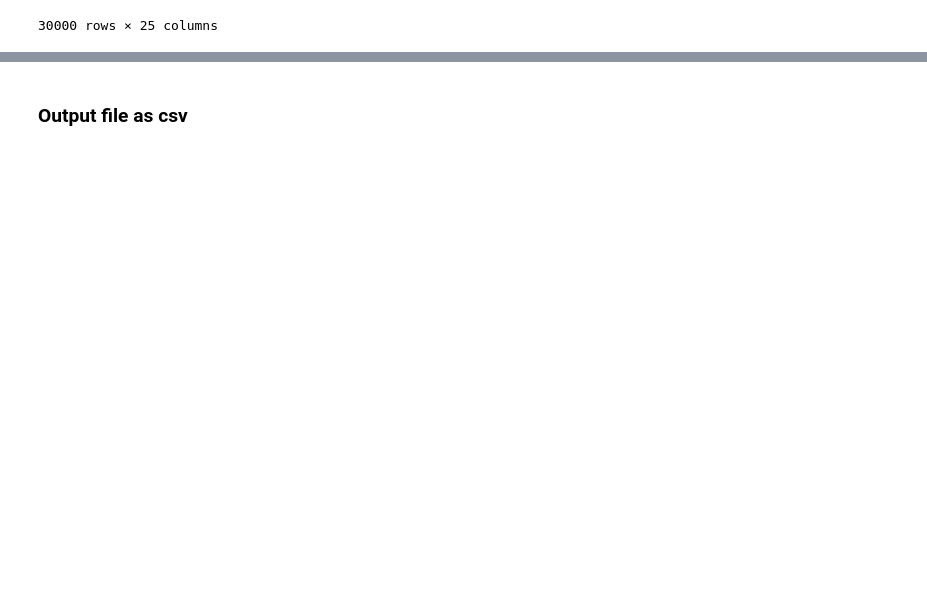
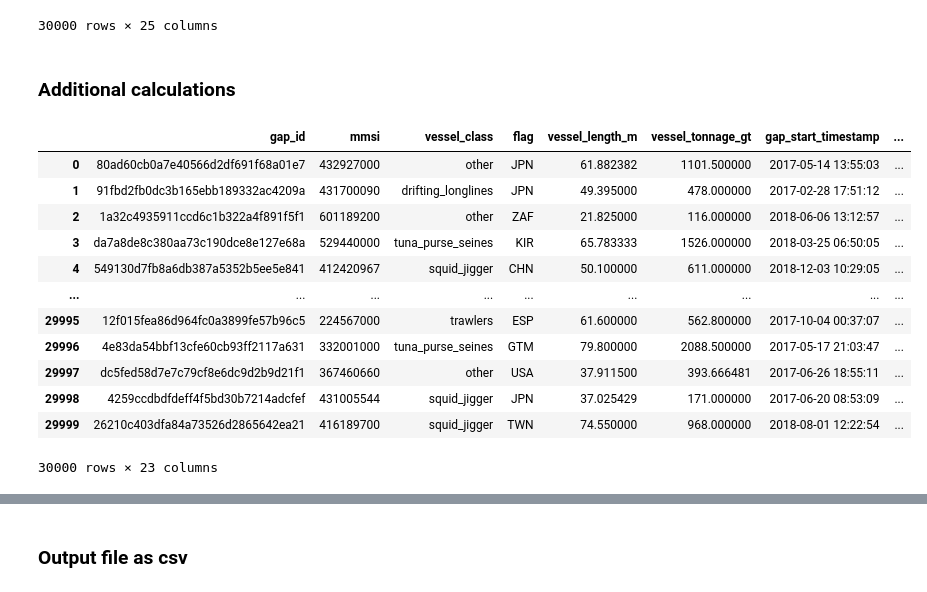
Before and after one commit to RRRan2333/ais_fishing_signal, a Jupyter notebook: side_random_select_half.ipynb, the cells around one changed output, grey strips where cells are left out. Saved outputs shown, nothing was run; the diff lists cells and outputs as text; code cells hidden in the pictures; blank space fills up the shorter version.

Commit message:
daytime duration calc aggregated by country, created draft 3

```diff
--- a/side_random_select_half.ipynb
+++ b/side_random_select_half.ipynb
@@ -396,3 +396,46 @@ ais_border_continent
 | 29998 | 4259ccdbdfdeff4f5bd30b7214adcfef | 431005544 | squid_jigger | JPN | 37.025429 | 171.000000 | 2017-06-20 08:53:09+00:00 | ... |
 | 29999 | 26210c403dfa84a73526d2865642ea21 | 416189700 | squid_jigger | TWN | 74.550000 | 968.000000 | 2018-08-01 12:22:54+00:00 | ... |
 30000 rows × 25 columns
+# %% [markdown]
+### Additional calculations
+# %%
+ais_border_output = ais_border_continent.drop(columns=['geometry', 'ADM0_A3', 'sun_times']) # drop geometry column which messes with csv format
+
+# create daytime_duration_m and nighttime_duration_m columns by converting daytime_duration and nighttime_duration to hours
+ais_border_output['daytime_duration_h'] = ais_border_output['daytime_duration'].dt.total_seconds() / 3600
+ais_border_output['nighttime_duration_h'] = ais_border_output['nighttime_duration'].dt.total_seconds() / 3600
+# drop duration in datetime format
+ais_border_output = ais_border_output.drop(columns=['daytime_duration', 'nighttime_duration'])
+
+
+### calculate percentage of daytime by country
+# First, group the data by 'flag' and sum the daytime and nighttime durations
+grouped_duraion_by_country = ais_border_output.groupby('flag').agg({
+    'daytime_duration_h': 'sum',
+    'nighttime_duration_h': 'sum'
+}).reset_index()
+grouped_duraion_by_country['daytime_share'] = (grouped_duraion_by_country['daytime_duration_h'] /
+                                                (grouped_duraion_by_country['daytime_duration_h'] +
+                                                grouped_duraion_by_country['nighttime_duration_h'])) * 100
+
+ais_border_output = pd.merge(ais_border_output, grouped_duraion_by_country[['flag', 'daytime_share']], on='flag', how='left', suffixes=('', '_grouped_by_flag'))
+
+# convert gap_start_timestamp and gap_end_timestamp to naive datetime
+# which help export to excel
+ais_border_output['gap_start_timestamp'] = ais_border_output['gap_start_timestamp'].dt.tz_localize(None)
+ais_border_output['gap_end_timestamp'] = ais_border_output['gap_end_timestamp'].dt.tz_localize(None)
+ais_border_output
+# %% [output]
+|  | gap_id | mmsi | vessel_class | flag | vessel_length_m | vessel_tonnage_gt | gap_start_timestamp | ... |
+| 0 | 80ad60cb0a7e40566d2df691f68a01e7 | 432927000 | other | JPN | 61.882382 | 1101.500000 | 2017-05-14 13:55:03 | ... |
+| 1 | 91fbd2fb0dc3b165ebb189332ac4209a | 431700090 | drifting_longlines | JPN | 49.395000 | 478.000000 | 2017-02-28 17:51:12 | ... |
+| 2 | 1a32c4935911ccd6c1b322a4f891f5f1 | 601189200 | other | ZAF | 21.825000 | 116.000000 | 2018-06-06 13:12:57 | ... |
+| 3 | da7a8de8c380aa73c190dce8e127e68a | 529440000 | tuna_purse_seines | KIR | 65.783333 | 1526.000000 | 2018-03-25 06:50:05 | ... |
+| 4 | 549130d7fb8a6db387a5352b5ee5e841 | 412420967 | squid_jigger | CHN | 50.100000 | 611.000000 | 2018-12-03 10:29:05 | ... |
+| ... | ... | ... | ... | ... | ... | ... | ... | ... |
+| 29995 | 12f015fea86d964fc0a3899fe57b96c5 | 224567000 | trawlers | ESP | 61.600000 | 562.800000 | 2017-10-04 00:37:07 | ... |
+| 29996 | 4e83da54bbf13cfe60cb93ff2117a631 | 332001000 | tuna_purse_seines | GTM | 79.800000 | 2088.500000 | 2017-05-17 21:03:47 | ... |
+| 29997 | dc5fed58d7e7c79cf8e6dc9d2b9d21f1 | 367460660 | other | USA | 37.911500 | 393.666481 | 2017-06-26 18:55:11 | ... |
+| 29998 | 4259ccdbdfdeff4f5bd30b7214adcfef | 431005544 | squid_jigger | JPN | 37.025429 | 171.000000 | 2017-06-20 08:53:09 | ... |
+| 29999 | 26210c403dfa84a73526d2865642ea21 | 416189700 | squid_jigger | TWN | 74.550000 | 968.000000 | 2018-08-01 12:22:54 | ... |
+30000 rows × 23 columns
```
Also changed, not shown: parts of 3 cells of this notebook, 4 other files.
